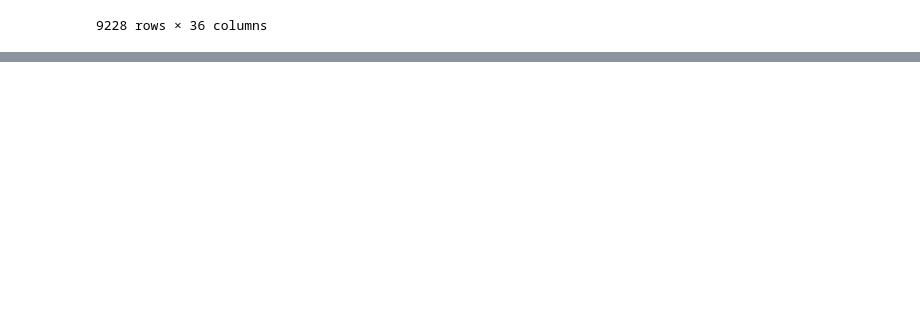
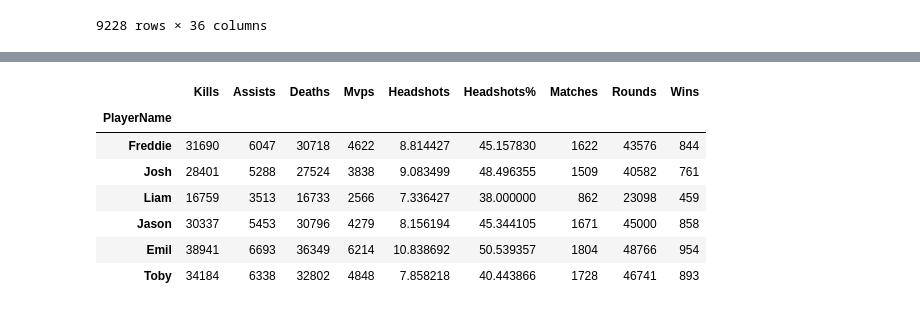
Before and after one commit to jasonhsu8/Faceit_Data_Collection, a Jupyter notebook: JJ Notebooks/DataVisualisation.ipynb, the cells around one changed output, grey strips where cells are left out. Cells and saved outputs as stored; diff of their text form; code cells hidden in the pictures; blank space fills up the shorter version.

```diff
--- a/JJ Notebooks/DataVisualisation.ipynb
+++ b/JJ Notebooks/DataVisualisation.ipynb
@@ -134,0 +401,40 @@ df_all["Date"] = df_all['CreatedAt'].dt.day
+# %%
+playerid_df_all = df_all
+playerid_df_all = playerid_df_all.rename(columns={"PlayerId": "PlayerName"})
+playerid_df_all = playerid_df_all.groupby(by=["PlayerName"]).aggregate(
+    {
+        "Kills": sum,
+        "Assists": sum,
+        "Deaths": sum,
+        "Mvps": sum,
+        "Headshots": 'mean',
+        "Headshots%": 'mean',
+        "Map": "count",
+        "Rounds": sum,
+        "Result": sum
+    }
+).rename(
+    columns={
+        "Map": "Matches",
+        "Result": "Wins"
+    },
+    index={
+        "9a3bf080-a281-4e45-b1c8-2a90c7423d25": 'Jason',
+        "fa9391e0-8ad4-48f5-9240-d66d5932507c": 'Toby',
+        "838d4924-3056-43d2-bdc2-5b4b7e820cef": 'Josh',
+        "563e4fbf-cbe4-4c1b-b8f4-ae8ecd0552d5": 'Freddie',
+        "ef7b73df-1e6d-47bb-9072-50ba5a5de51a": 'Emil',
+        "8ed6f299-4b39-4f59-b979-ec19f8308e71": 'Liam'}
+    #axis=1
+    )
+# %%
+playerid_df_all
+# %% [output]
+|  | Kills | Assists | Deaths | Mvps | Headshots | Headshots% | Matches | Rounds | Wins |
+| PlayerName |  |  |  |  |  |  |  |  |  |
+| Freddie | 31690 | 6047 | 30718 | 4622 | 8.814427 | 45.157830 | 1622 | 43576 | 844 |
+| Josh | 28401 | 5288 | 27524 | 3838 | 9.083499 | 48.496355 | 1509 | 40582 | 761 |
+| Liam | 16759 | 3513 | 16733 | 2566 | 7.336427 | 38.000000 | 862 | 23098 | 459 |
+| Jason | 30337 | 5453 | 30796 | 4279 | 8.156194 | 45.344105 | 1671 | 45000 | 858 |
+| Emil | 38941 | 6693 | 36349 | 6214 | 10.838692 | 50.539357 | 1804 | 48766 | 954 |
+| Toby | 34184 | 6338 | 32802 | 4848 | 7.858218 | 40.443866 | 1728 | 46741 | 893 |
```
Also changed, not shown: parts of 12 cells of this notebook.
